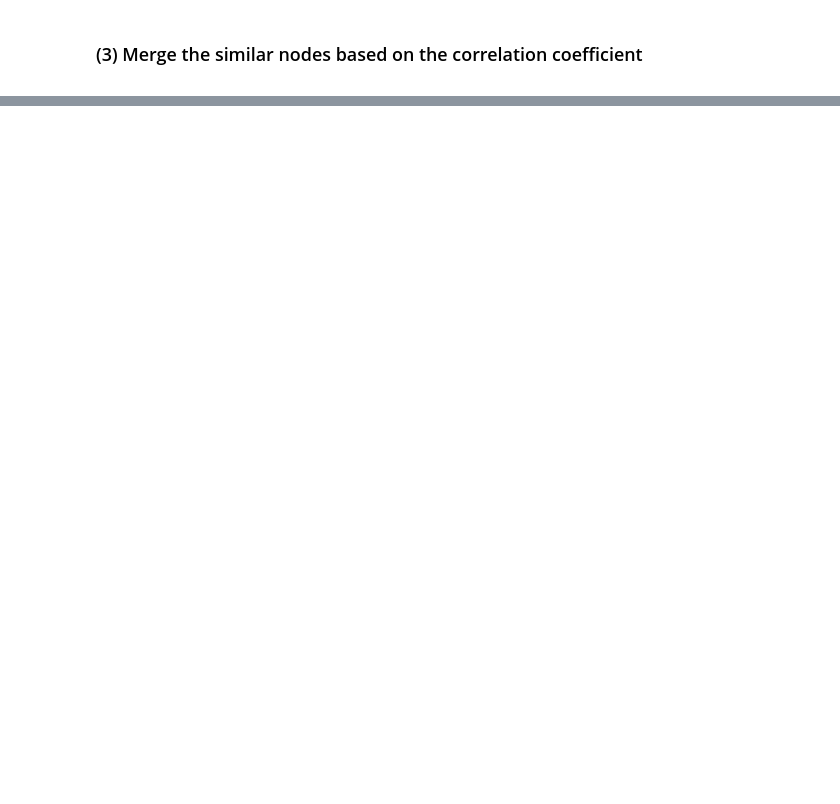
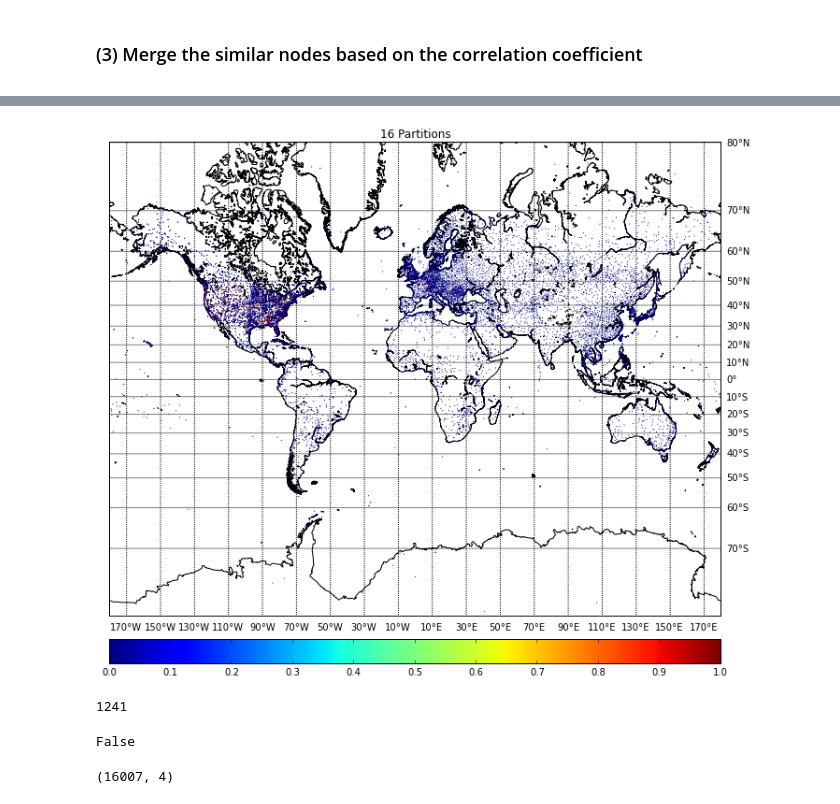
Before and after one commit to stream101/bigdata_final, a Jupyter notebook: 05_Merge.ipynb, the cells around one changed output, grey strips where cells are left out. Saved outputs shown, nothing was run; the diff lists cells and outputs as text; code cells hidden in the pictures; blank space fills up the shorter version.

```diff
--- a/05_Merge.ipynb
+++ b/05_Merge.ipynb
@@ -288,0 +393,40 @@ plt.show()
+# %%
+from mpl_toolkits.basemap import Basemap
+import numpy as np
+import matplotlib.pyplot as plt
+import random
+
+lonmin=-180;lonmax=180;latsmin=-80;latsmax=80;
+plt.figure(figsize=(15,10),dpi=300)
+m = Basemap(projection='merc',llcrnrlat=latsmin,urcrnrlat=latsmax, llcrnrlon=lonmin,urcrnrlon=lonmax,lat_ts=20,resolution='i')
+m.drawcoastlines()
+#m.fillcontinents(color='coral',lake_color='aqua')
+parallels = np.arange(-80,81,10.)
+meridians = np.arange(10.,351.,20.)
+m.drawparallels(parallels,labels=[False,True,True,False])
+m.drawmeridians(meridians,labels=[True,False,False,True])
+#m.drawmapboundary(fill_color='aqua')
+origin_color = kd_df_4['station'].tolist()
+for i in range(0, len(origin_color)):
+    origin_color[i] = int(origin_color[i]) == 999999
+
+x,y = m(kd_df_4['longtitude'].tolist(),kd_df_4['latitude'].tolist())
+m.colorbar(m.scatter(x,y,c=origin_color,marker='.',zorder=15, s=5,lw=0),location='bottom',pad="5%")
+
+plt.title('16 Partitions')
+plt.show()
+# %% [output]
+[figure, added]
+# %%
+print sum(origin_color)
+# %% [output]
+1241
+# %%
+a = [1, 2, 3]
+print (a == [2]*3)
+# %% [output]
+False
+# %%
+shape(Djoined)
+# %% [output]
+(16007, 4)
```
Also changed, not shown: parts of 17 cells of this notebook, 8 other files.
